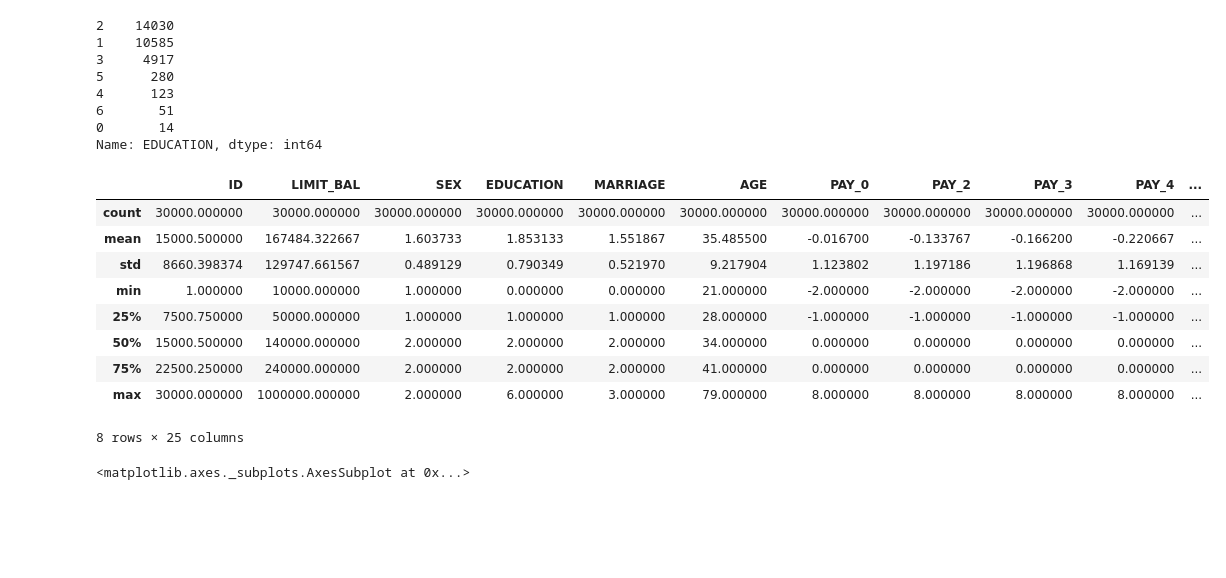
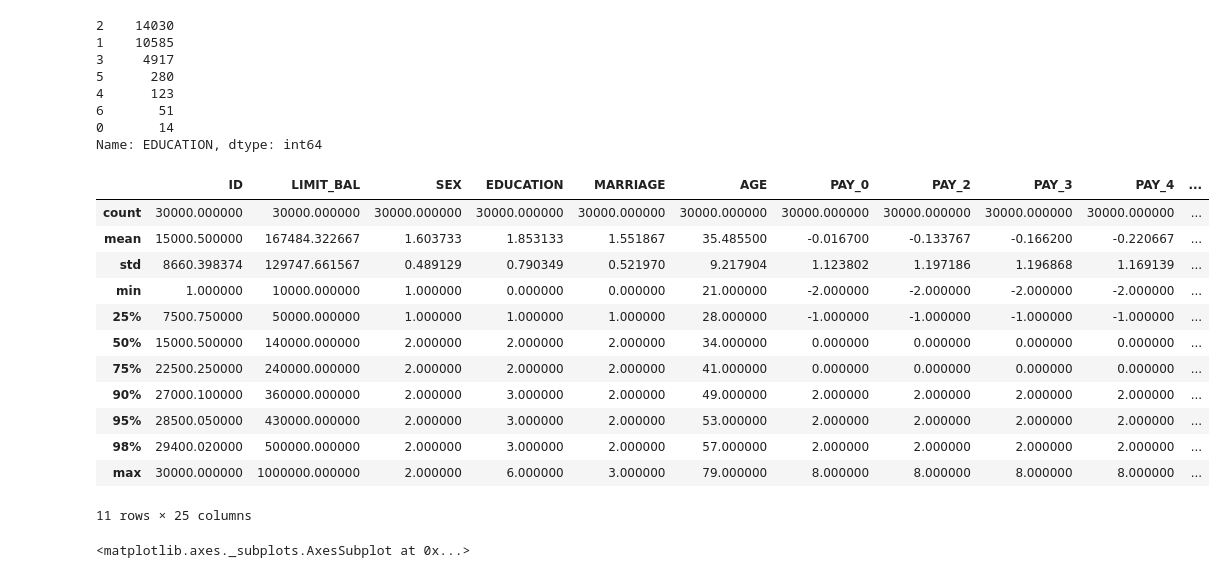
Before and after one commit to alexa-ai/sb-capstone-project1, a Jupyter notebook: Predicting Default of Credit Card Clients.ipynb, the cells around one changed output. Saved outputs shown, nothing was run; the diff lists cells and outputs as text; code cells hidden in the pictures; blank space fills up the shorter version.

```diff
--- a/Predicting Default of Credit Card Clients.ipynb
+++ b/Predicting Default of Credit Card Clients.ipynb
@@ -124,19 +124,22 @@ payment_data.EDUCATION.value_counts(dropna=False)
 6       51
 0       14
 Name: EDUCATION, dtype: int64
-# %%
-payment_data.describe()
-# %% [output]
-|  | ID | LIMIT_BAL | SEX | EDUCATION | MARRIAGE | AGE | PAY_0 | PAY_2 | PAY_3 | PAY_4 | ... |
-| count | 30000.000000 | 30000.000000 | 30000.000000 | 30000.000000 | 30000.000000 | 30000.000000 | 30000.000000 | 30000.000000 | 30000.000000 | 30000.000000 | ... |
-| mean | 15000.500000 | 167484.322667 | 1.603733 | 1.853133 | 1.551867 | 35.485500 | -0.016700 | -0.133767 | -0.166200 | -0.220667 | ... |
-| std | 8660.398374 | 129747.661567 | 0.489129 | 0.790349 | 0.521970 | 9.217904 | 1.123802 | 1.197186 | 1.196868 | 1.169139 | ... |
-| min | 1.000000 | 10000.000000 | 1.000000 | 0.000000 | 0.000000 | 21.000000 | -2.000000 | -2.000000 | -2.000000 | -2.000000 | ... |
-| 25% | 7500.750000 | 50000.000000 | 1.000000 | 1.000000 | 1.000000 | 28.000000 | -1.000000 | -1.000000 | -1.000000 | -1.000000 | ... |
-| 50% | 15000.500000 | 140000.000000 | 2.000000 | 2.000000 | 2.000000 | 34.000000 | 0.000000 | 0.000000 | 0.000000 | 0.000000 | ... |
-| 75% | 22500.250000 | 240000.000000 | 2.000000 | 2.000000 | 2.000000 | 41.000000 | 0.000000 | 0.000000 | 0.000000 | 0.000000 | ... |
-| max | 30000.000000 | 1000000.000000 | 2.000000 | 6.000000 | 3.000000 | 79.000000 | 8.000000 | 8.000000 | 8.000000 | 8.000000 | ... |
-8 rows × 25 columns
+# %%
+payment_data.describe(percentiles=[.25, .5, .75, .9, .95, .98])
+# %% [output]
+|  | ID | LIMIT_BAL | SEX | EDUCATION | MARRIAGE | AGE | PAY_0 | PAY_2 | PAY_3 | PAY_4 | ... |
+| count | 30000.000000 | 30000.000000 | 30000.000000 | 30000.000000 | 30000.000000 | 30000.000000 | 30000.000000 | 30000.000000 | 30000.000000 | 30000.000000 | ... |
+| mean | 15000.500000 | 167484.322667 | 1.603733 | 1.853133 | 1.551867 | 35.485500 | -0.016700 | -0.133767 | -0.166200 | -0.220667 | ... |
+| std | 8660.398374 | 129747.661567 | 0.489129 | 0.790349 | 0.521970 | 9.217904 | 1.123802 | 1.197186 | 1.196868 | 1.169139 | ... |
+| min | 1.000000 | 10000.000000 | 1.000000 | 0.000000 | 0.000000 | 21.000000 | -2.000000 | -2.000000 | -2.000000 | -2.000000 | ... |
+| 25% | 7500.750000 | 50000.000000 | 1.000000 | 1.000000 | 1.000000 | 28.000000 | -1.000000 | -1.000000 | -1.000000 | -1.000000 | ... |
+| 50% | 15000.500000 | 140000.000000 | 2.000000 | 2.000000 | 2.000000 | 34.000000 | 0.000000 | 0.000000 | 0.000000 | 0.000000 | ... |
+| 75% | 22500.250000 | 240000.000000 | 2.000000 | 2.000000 | 2.000000 | 41.000000 | 0.000000 | 0.000000 | 0.000000 | 0.000000 | ... |
+| 90% | 27000.100000 | 360000.000000 | 2.000000 | 3.000000 | 2.000000 | 49.000000 | 2.000000 | 2.000000 | 2.000000 | 2.000000 | ... |
+| 95% | 28500.050000 | 430000.000000 | 2.000000 | 3.000000 | 2.000000 | 53.000000 | 2.000000 | 2.000000 | 2.000000 | 2.000000 | ... |
+| 98% | 29400.020000 | 500000.000000 | 2.000000 | 3.000000 | 2.000000 | 57.000000 | 2.000000 | 2.000000 | 2.000000 | 2.000000 | ... |
+| max | 30000.000000 | 1000000.000000 | 2.000000 | 6.000000 | 3.000000 | 79.000000 | 8.000000 | 8.000000 | 8.000000 | 8.000000 | ... |
+11 rows × 25 columns
 # %%
 #Looking at the min/max range above, the data range does not warrant the log scale while plotting.
 
```
Also changed, not shown: parts of 1 cell of this notebook.
